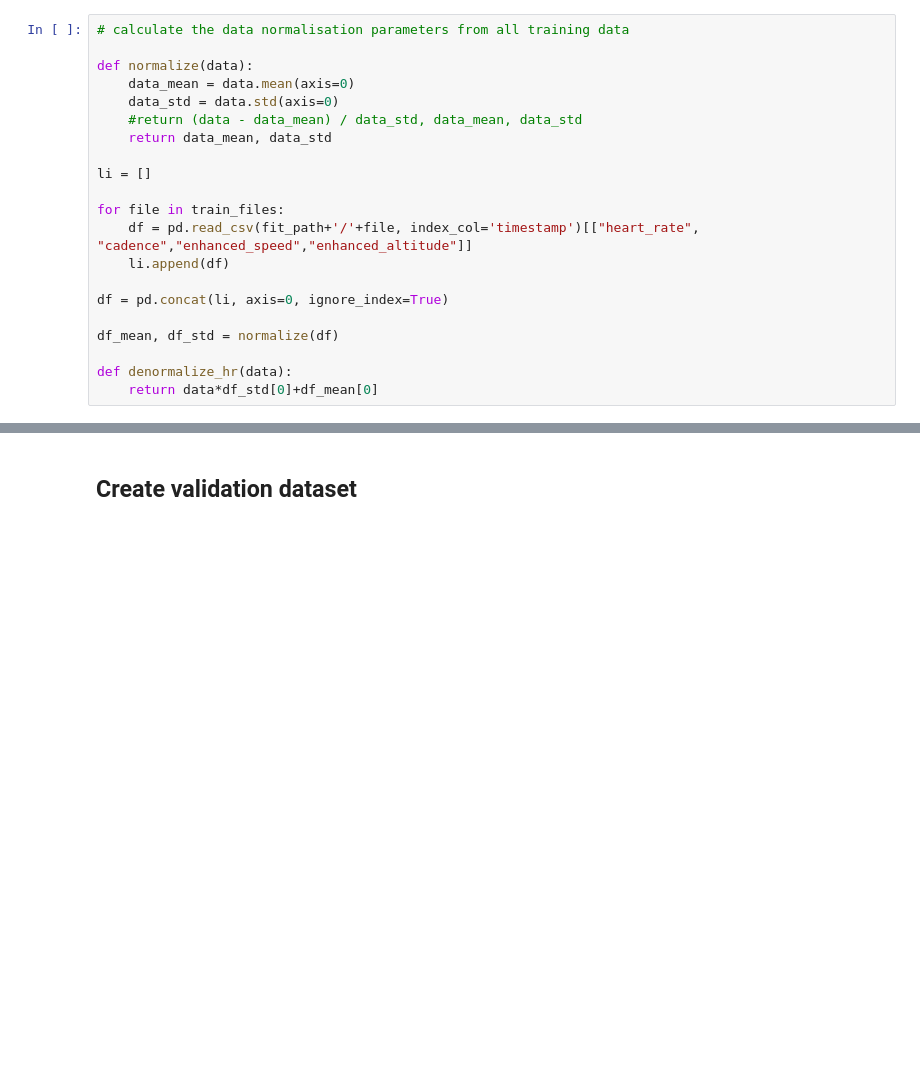
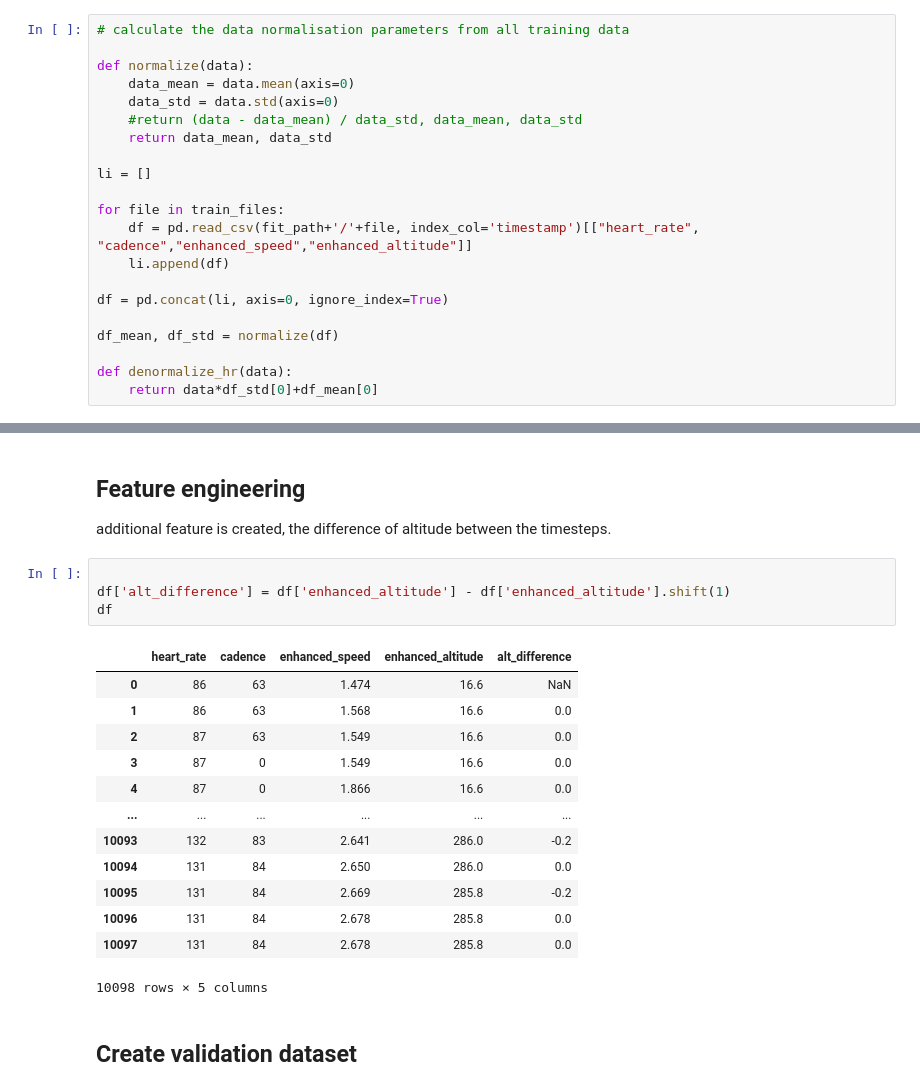
Before and after one commit to rikluost/athlete_hr_predict, a Jupyter notebook: 10_generator_and_model.ipynb, the cells around one changed output, grey strips where cells are left out. Cells and saved outputs as stored; diff of their text form; blank space fills up the shorter version.

```diff
--- a/10_generator_and_model.ipynb
+++ b/10_generator_and_model.ipynb
@@ -54,3 +83,25 @@ def denormalize_hr(data):
+# %% [markdown]
+## Feature engineering
+
+additional feature is created, the difference of altitude between the timesteps.
+# %%
+
+df['alt_difference'] = df['enhanced_altitude'] - df['enhanced_altitude'].shift(1)
+df
+# %% [output]
+|  | heart_rate | cadence | enhanced_speed | enhanced_altitude | alt_difference |
+| 0 | 86 | 63 | 1.474 | 16.6 | NaN |
+| 1 | 86 | 63 | 1.568 | 16.6 | 0.0 |
+| 2 | 87 | 63 | 1.549 | 16.6 | 0.0 |
+| 3 | 87 | 0 | 1.549 | 16.6 | 0.0 |
+| 4 | 87 | 0 | 1.866 | 16.6 | 0.0 |
+| ... | ... | ... | ... | ... | ... |
+| 10093 | 132 | 83 | 2.641 | 286.0 | -0.2 |
+| 10094 | 131 | 84 | 2.650 | 286.0 | 0.0 |
+| 10095 | 131 | 84 | 2.669 | 285.8 | -0.2 |
+| 10096 | 131 | 84 | 2.678 | 285.8 | 0.0 |
+| 10097 | 131 | 84 | 2.678 | 285.8 | 0.0 |
+10098 rows × 5 columns
 # %% [markdown]
 ## Create validation dataset
 # %%
```
Also changed, not shown: parts of 8 cells of this notebook, 1 other file.
